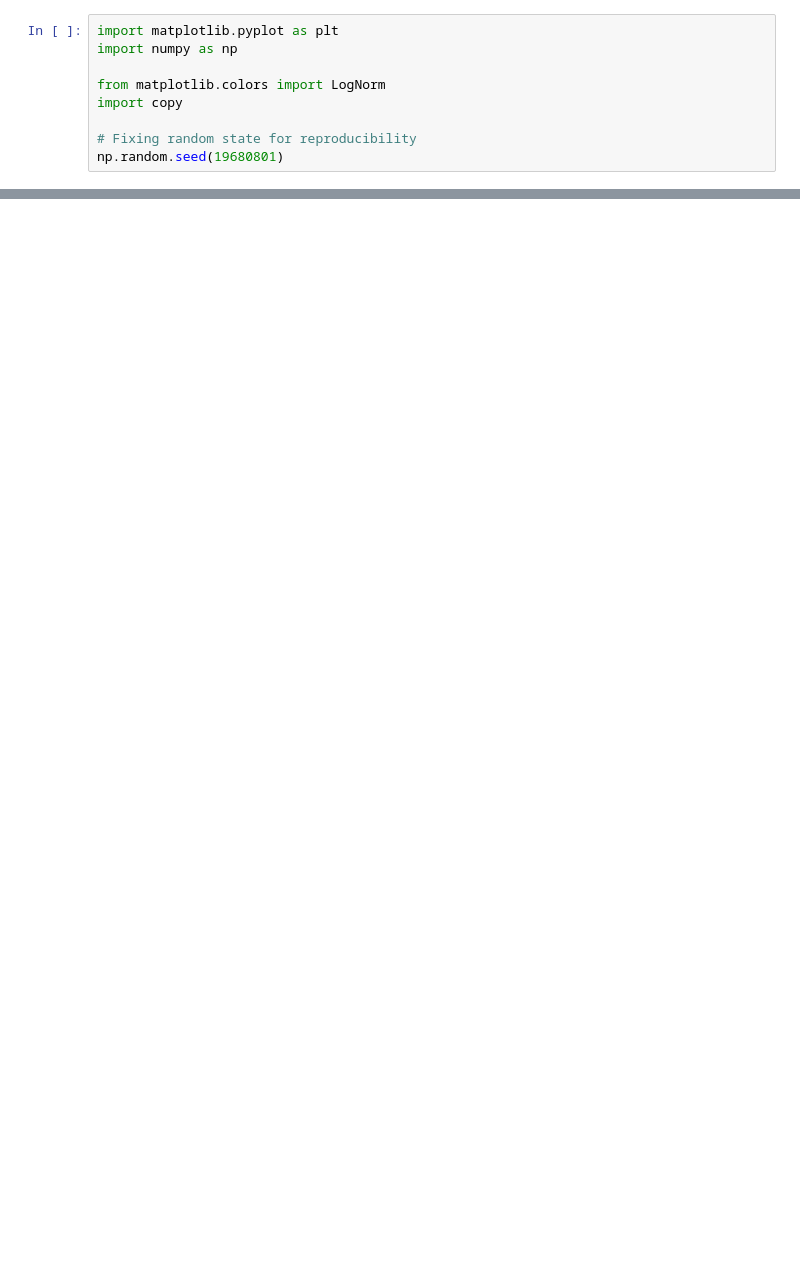
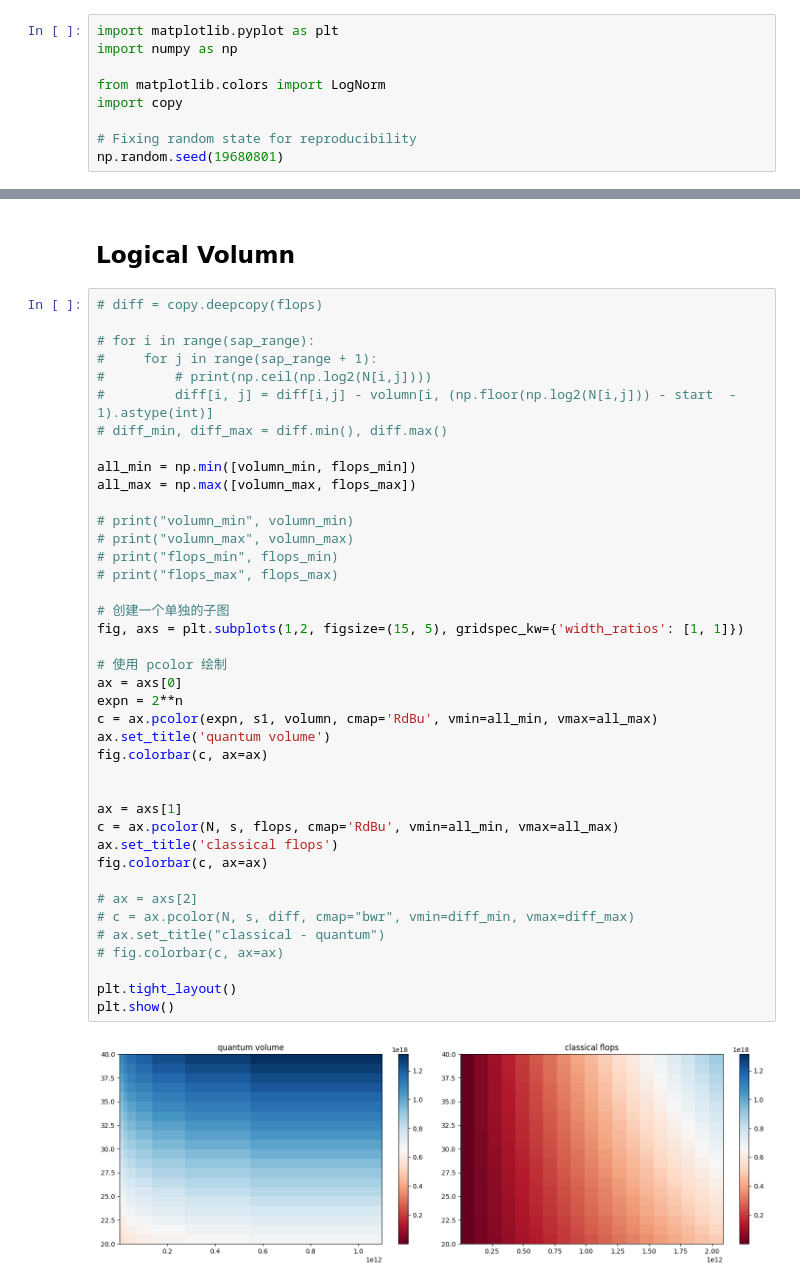
Before and after one commit to tiger9tu/HHL, a Jupyter notebook: tools/heatmap.ipynb, the cells around one changed output, grey strips where cells are left out. Cells and saved outputs as stored; diff of their text form; blank space fills up the shorter version.

```diff
--- a/tools/heatmap.ipynb
+++ b/tools/heatmap.ipynb
@@ -9,0 +85,44 @@ np.random.seed(19680801)
+# %% [markdown]
+## Logical Volumn
+# %%
+# diff = copy.deepcopy(flops)
+
+# for i in range(sap_range):
+#     for j in range(sap_range + 1):
+#         # print(np.ceil(np.log2(N[i,j])))
+#         diff[i, j] = diff[i,j] - volumn[i, (np.floor(np.log2(N[i,j])) - start  - 1).astype(int)]
+# diff_min, diff_max = diff.min(), diff.max()
+
+all_min = np.min([volumn_min, flops_min])
+all_max = np.max([volumn_max, flops_max])
+
+# print("volumn_min", volumn_min)
+# print("volumn_max", volumn_max)
+# print("flops_min", flops_min)
+# print("flops_max", flops_max)
+
+# 创建一个单独的子图
+fig, axs = plt.subplots(1,2, figsize=(15, 5), gridspec_kw={'width_ratios': [1, 1]})
+
+# 使用 pcolor 绘制
+ax = axs[0]
+expn = 2**n
+c = ax.pcolor(expn, s1, volumn, cmap='RdBu', vmin=all_min, vmax=all_max)
+ax.set_title('quantum volume')
+fig.colorbar(c, ax=ax)
+
+
+ax = axs[1]
+c = ax.pcolor(N, s, flops, cmap='RdBu', vmin=all_min, vmax=all_max)
+ax.set_title('classical flops')
+fig.colorbar(c, ax=ax)
+
+# ax = axs[2]
+# c = ax.pcolor(N, s, diff, cmap="bwr", vmin=diff_min, vmax=diff_max)
+# ax.set_title("classical - quantum")
+# fig.colorbar(c, ax=ax)
+
+plt.tight_layout()
+plt.show()
+# %% [output]
+[figure, added]
```
Also changed, not shown: parts of 4 cells of this notebook.
